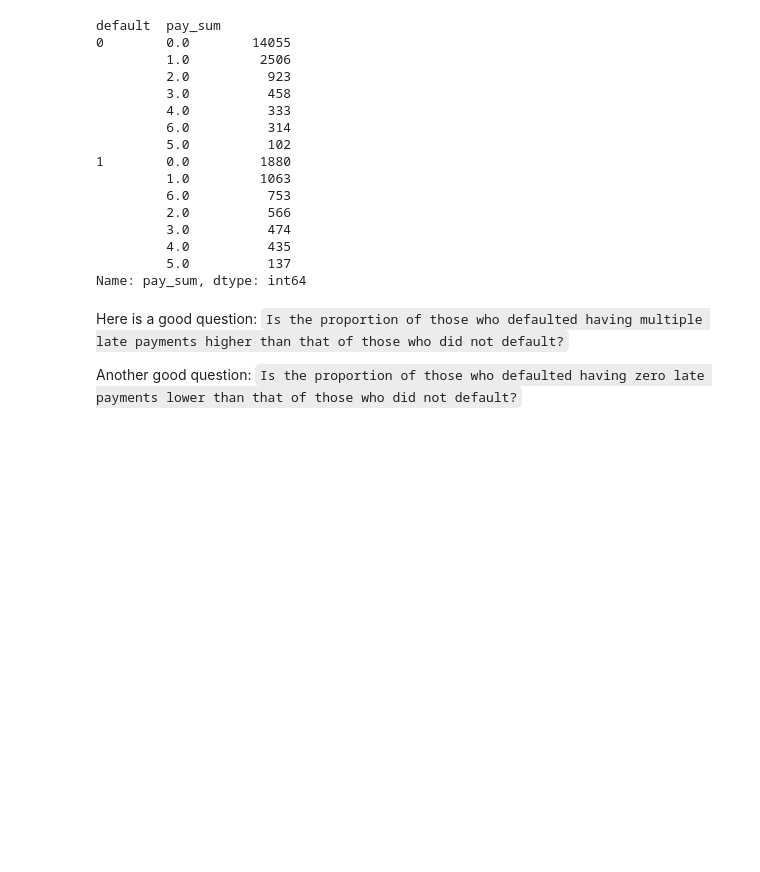
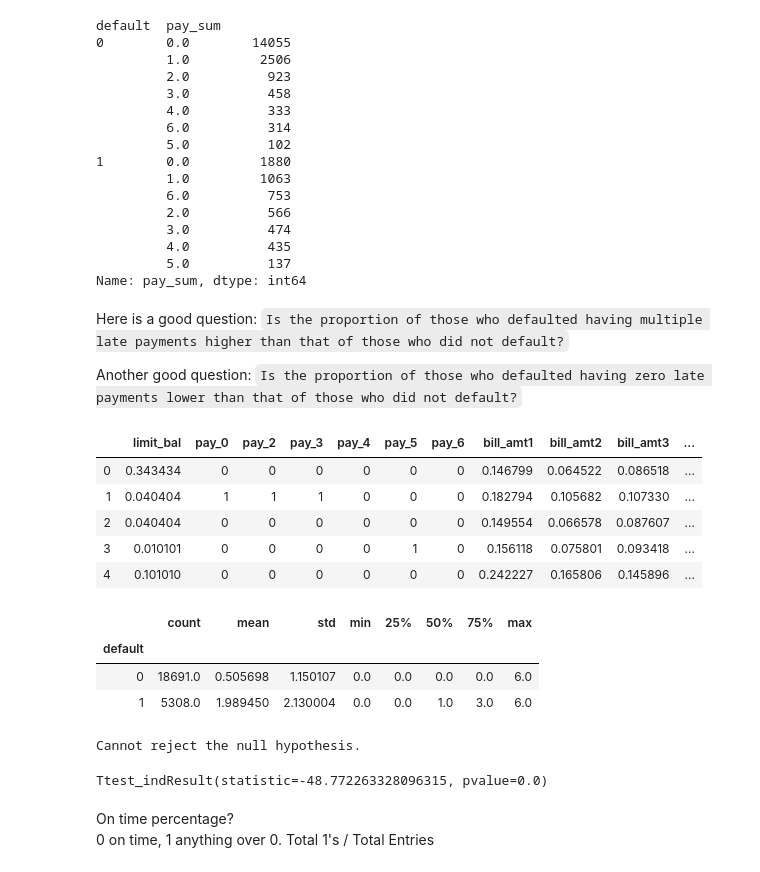
Before and after one commit to daveajstearns/mod3_bakeoff, a Jupyter notebook: classification_bakedoff.ipynb, the cells around one changed output. Saved outputs shown, nothing was run; the diff lists cells and outputs as text; code cells hidden in the pictures; blank space fills up the shorter version.

```diff
--- a/classification_bakedoff.ipynb
+++ b/classification_bakedoff.ipynb
@@ -217,3 +236,38 @@ Here is a good question: `Is the proportion of those who defaulted having multip
 
 
 Another good question: `Is the proportion of those who defaulted having zero late payments lower than that of those who did not default?`
+# %%
+df2.head()
+# %% [output]
+|  | limit_bal | pay_0 | pay_2 | pay_3 | pay_4 | pay_5 | pay_6 | bill_amt1 | bill_amt2 | bill_amt3 | ... |
+| 0 | 0.343434 | 0 | 0 | 0 | 0 | 0 | 0 | 0.146799 | 0.064522 | 0.086518 | ... |
+| 1 | 0.040404 | 1 | 1 | 1 | 0 | 0 | 0 | 0.182794 | 0.105682 | 0.107330 | ... |
+| 2 | 0.040404 | 0 | 0 | 0 | 0 | 0 | 0 | 0.149554 | 0.066578 | 0.087607 | ... |
+| 3 | 0.010101 | 0 | 0 | 0 | 0 | 1 | 0 | 0.156118 | 0.075801 | 0.093418 | ... |
+| 4 | 0.101010 | 0 | 0 | 0 | 0 | 0 | 0 | 0.242227 | 0.165806 | 0.145896 | ... |
+# %%
+df2.groupby('default')['pay_sum'].describe()
+# Are these means different? The question is, is the mean for non-defaulted
+# Customers lower than that for those who did default?
+# %% [output]
+|  | count | mean | std | min | 25% | 50% | 75% | max |
+| default |  |  |  |  |  |  |  |  |
+| 0 | 18691.0 | 0.505698 | 1.150107 | 0.0 | 0.0 | 0.0 | 0.0 | 6.0 |
+| 1 | 5308.0 | 1.989450 | 2.130004 | 0.0 | 0.0 | 1.0 | 3.0 | 6.0 |
+# %%
+t_test = stats.ttest_ind(df2.loc[lambda df2: df2['default'] == 0]['pay_sum'],
+                         df2.loc[lambda df2: df2['default'] == 1]['pay_sum'], axis=0, equal_var=False)
+# t-critical value is 1.282 from chart
+if t_test[0] > 1.282:
+    print('Can reject the null hypothesis that the means of the two groups\narethesame in favor of the alternate stating the mean price of hosts who respond 100% of the time is higher than hosts who do not respond 100% of the time.')
+else:
+    print('Cannot reject the null hypothesis.')
+# %% [output]
+Cannot reject the null hypothesis.
+# %%
+t_test
+# %% [output]
+Ttest_indResult(statistic=-48.772263328096315, pvalue=0.0)
+# %% [markdown]
+On time percentage?
+0 on time, 1 anything over 0. Total 1's / Total Entries
```
Also changed, not shown: parts of 28 cells of this notebook.
